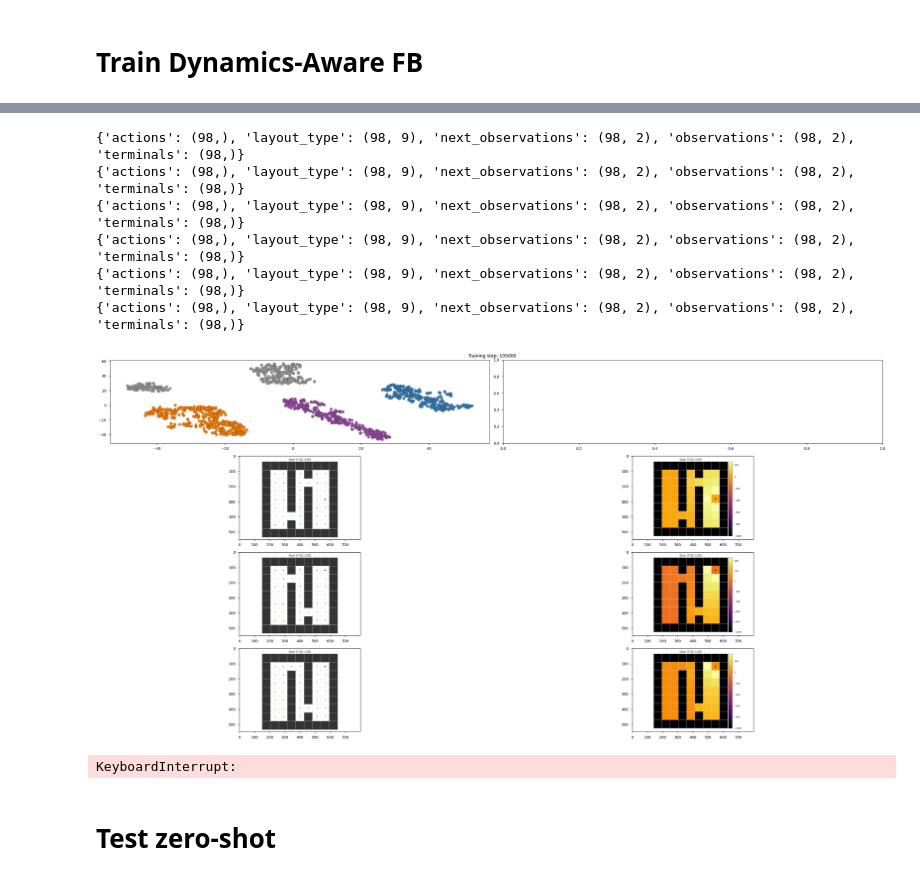
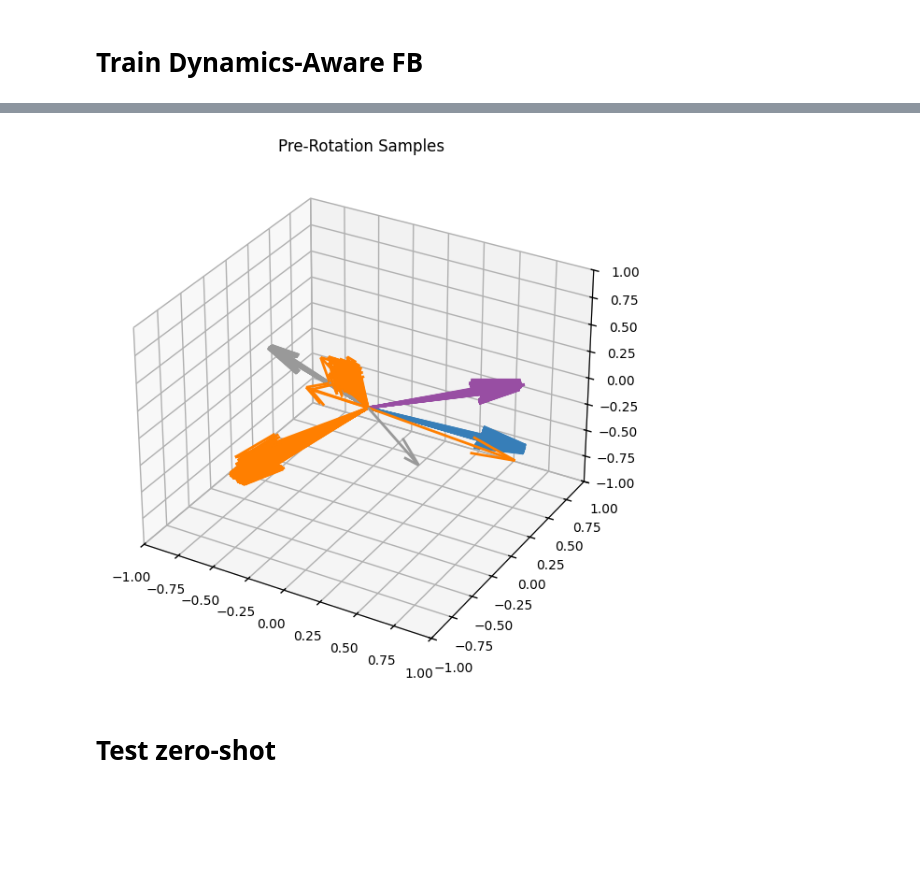
Before and after one commit to skylooop/BeliefConditionedFB, a Jupyter notebook: notebooks/dynamics_fb_doors.ipynb, the cells around one changed output, grey strips where cells are left out. Drawn from its saved outputs; the diff is of its cells as text; code cells hidden in the pictures; blank space fills up the shorter version.

```diff
--- a/notebooks/dynamics_fb_doors.ipynb
+++ b/notebooks/dynamics_fb_doors.ipynb
@@ -68,7 +68,7 @@ train_layout_data = []
 
 NUM_TRAIN_LAYOUTS = 4
 NUM_TRAIN_STEPS = 99
-NUM_TRAIN_EPISODES = 2000
+NUM_TRAIN_EPISODES = 1000
 
 for i in tqdm(range(NUM_TRAIN_LAYOUTS)):
     env = DynamicsGeneralization_Doors(render_mode="rgb_array", highlight=False, max_steps=NUM_TRAIN_STEPS, agent_start_pos=None) # comment agent_start_pos for same start pos
@@ -376,7 +369,7 @@ def visualize_dynamics(z_pres, z_posts, anchor, colors):
     plt.tight_layout()
     plt.show()
 
-final_indices = np.cumsum(jnp.array([layouts_for_embeddings[i]['traj_states'].shape[0] for i in range(0, len(layouts_for_embeddings))]))
+final_indices = np.cumsum(jnp.array([layouts_for_embeddings[i]['traj_states'].shape[0] for i in range(len(layouts_for_embeddings))]))
 samples_from_trajs = []
 prev_inxs = 0
 for i in range(len(final_indices)):
@@ -397,0 +545,14 @@ visualize_dynamics(z, z, tsne, colors=colors[samples_from_trajs_indxs])
+# %%
+from envs.minigrid.doors_grid import DynamicsGeneralization_Doors, MinigridWrapper
+
+# Train dynamics
+layouts = []
+env = DynamicsGeneralization_Doors(render_mode="rgb_array", highlight=False, max_steps=100, task_num=0, agent_start_pos=(4, 1))
+env._gen_grid = partial(env._gen_grid, layout_type=3)
+env = MinigridWrapper(env)
+# env = ActionRepeatWrapper(env, action_repeat=3) # test
+env.reset()
+
+layouts.append(env.render())
+
+mediapy.show_images(layouts, width=256, height=256)
@@ -399,6 +562,19 @@ visualize_dynamics(z, z, tsne, colors=colors[samples_from_trajs_indxs])
 from IPython.display import clear_output
 from sklearn.decomposition import PCA
 from sklearn.manifold import TSNE
+
+def visualize_dynamics(anchor, colors):
+    fig = plt.figure(figsize=(12, 6))
+    anchor = (anchor / jnp.linalg.norm(anchor, axis=-1, keepdims=True))
+    ax1 = fig.add_subplot(111, projection='3d')
+    for i in range(1, colors.shape[0]):
+        ax1.quiver(0, 0, 0, *anchor[i], color=colors[i], lw=2)
+    ax1.set_title('Pre-Rotation Samples')
+    ax1.set_xlim(-1,1); ax1.set_ylim(-1,1); ax1.set_zlim(-1,1)
+
+    plt.tight_layout()
+    plt.show()
+
 
 obs, info = env.reset()
 goal = info.get("goal_pos")
@@ -428,21 +604,25 @@ if fb_config['agent']['use_context']:
 pbar = tqdm(range(150_000))
 for update_step in pbar:
     batch = gc_whole_dataset.sample(fb_config['agent']['batch_size'], layout_type=None, get_traj_batch=True, context_length=NUM_TRAIN_STEPS)[1]
-    fb_agent, info = fb_agent.update(batch, train_context_embedding=True if update_step < 50_000 else False)
+    fb_agent, info = fb_agent.update(batch, train_context_embedding=False)#True if update_step < 50_000 else False)
 
     if update_step % 4_000 == 0:
         clear_output()
-        dynamics_embedding_mean, std = fb_agent.network.select('dynamic_transformer')(batch['traj_states'], batch['traj_actions'],
-                                                                        batch['traj_next_states'], train=False)
+        dynamics_embedding_mean, std = fb_agent.network.select('dynamic_transformer')(plot_layouts['traj_states'], plot_layouts['traj_actions'],
+                                                                        plot_layouts['traj_next_states'], train=False)
         dynamics_embedding = dynamics_embedding_mean + jax.random.normal(key=GLOBAL_KEY, shape=dynamics_embedding_mean.shape) * jnp.exp(std)
-        tsne = TSNE(3, random_state=42).fit_transform(dynamics_embedding[samples_from_trajs_indxs])
-        # z = fb_agent.sample_mixed_z(batch, fb_config['agent']['z_dim'], GLOBAL_KEY)
-        z = fb_agent.network.select('b_value')(goal[None])#, one_hot_labels)
-        z, _ = fb_agent.network.select('f_value')(batch['observations'], jnp.repeat(z, repeats=batch['observations'].shape[0], axis=0), dynamics_embedding=dynamics_embedding)
-        z = np.argmax(z, axis=-1)
-        z = PCA(3, random_state=42).fit_transform(z)
-        z = (z / jnp.linalg.norm(z, axis=-1)[:, None])[:, None]
-        visualize_dynamics(z, z , tsne, colors=colors[samples_from_trajs_indxs])
+        tsne = PCA(3, random_state=42).fit_transform(dynamics_embedding)
+        # sphere_directions = sample_z(1024, fb_config['agent']['z_dim'], GLOBAL_KEY)
+        # projected_sphere_dirs = project_z(PCA(3, random_state=42).fit_transform(sphere_directions))
+
+        # F1, F2 = fb_agent.network.select('f_value')(jnp.repeat(jnp.array([4, 1])[None], repeats=sphere_directions.shape[0], axis=0),
+        #                                         sphere_directions, jnp.repeat(dynamics_embedding[3][None], repeats=sphere_directions.shape[0], axis=0))
+        # Q1 = jnp.einsum('sda, sd -> sa', F1, sphere_directions)
+        # Q2 = jnp.einsum('sda, sd -> sa', F2, sphere_directions)
+        # Q = jnp.minimum(Q1, Q2)
+        # best_actions = jnp.argmax(Q, axis=-1)
+
+        visualize_dynamics(tsne, colors=colors)
 
     if update_step % 5_000 == 0:
         clear_output()
@@ -450,41 +630,34 @@ for update_step in pbar:
         dynamics_embedding_mean, std = fb_agent.network.select('dynamic_transformer')(plot_layouts['traj_states'], plot_layouts['traj_actions'],
                                                                         plot_layouts['traj_next_states'], train=False)
         dynamics_embedding = dynamics_embedding_mean + jax.random.normal(key=GLOBAL_KEY, shape=dynamics_embedding_mean.shape) * jnp.exp(std)
         tsne = PCA(3, random_state=42).fit_transform(dynamics_embedding)
         # tsne = PCA().fit_transform(dynamics_embedding)
         x, y = tsne[:, 0], tsne[:, 1]
         ax[0, 0].scatter(x, y, color=colors, edgecolors='black')
 
         pred_policy_img = visualize_policy_image(layout_type=0, task_num=update_step % 3)
         ax[1,0].imshow(pred_policy_img)
         pred_value_img = visualize_value_image(layout_type=0, task_num=update_step % 3)
         ax[1, 1].imshow(pred_value_img)
 
         pred_policy_img = visualize_policy_image(layout_type=1, task_num=(update_step+1) % 3)
         ax[2,0].imshow(pred_policy_img)
 
         pred_value_img = visualize_value_image(layout_type=1, task_num=(update_step+1) % 3)
         ax[2, 1].imshow(pred_value_img)
 
         pred_policy_img = visualize_policy_image(layout_type=2, task_num=(update_step+1) % 3)
         ax[3,0].imshow(pred_policy_img)
 
         pred_value_img = visualize_value_image(layout_type=2, task_num=(update_step+1) % 3)
         ax[3, 1].imshow(pred_value_img)
 
         fig.suptitle(f"Training step: {update_step}")
         plt.tight_layout()
         display(fig)
         plt.close(fig)
 # %% [output]
-{'actions': (98,), 'layout_type': (98, 9), 'next_observations': (98, 2), 'observations': (98, 2), 'terminals': (98,)}
-{'actions': (98,), 'layout_type': (98, 9), 'next_observations': (98, 2), 'observations': (98, 2), 'terminals': (98,)}
-{'actions': (98,), 'layout_type': (98, 9), 'next_observations': (98, 2), 'observations': (98, 2), 'terminals': (98,)}
-{'actions': (98,), 'layout_type': (98, 9), 'next_observations': (98, 2), 'observations': (98, 2), 'terminals': (98,)}
-{'actions': (98,), 'layout_type': (98, 9), 'next_observations': (98, 2), 'observations': (98, 2), 'terminals': (98,)}
-{'actions': (98,), 'layout_type': (98, 9), 'next_observations': (98, 2), 'observations': (98, 2), 'terminals': (98,)}
-[figure, old version]
+[figure, new version]
-KeyboardInterrupt:
 # %% [markdown]
 # Test zero-shot
 # %%
```
Also changed, not shown: parts of 9 cells of this notebook, 11 other files.
